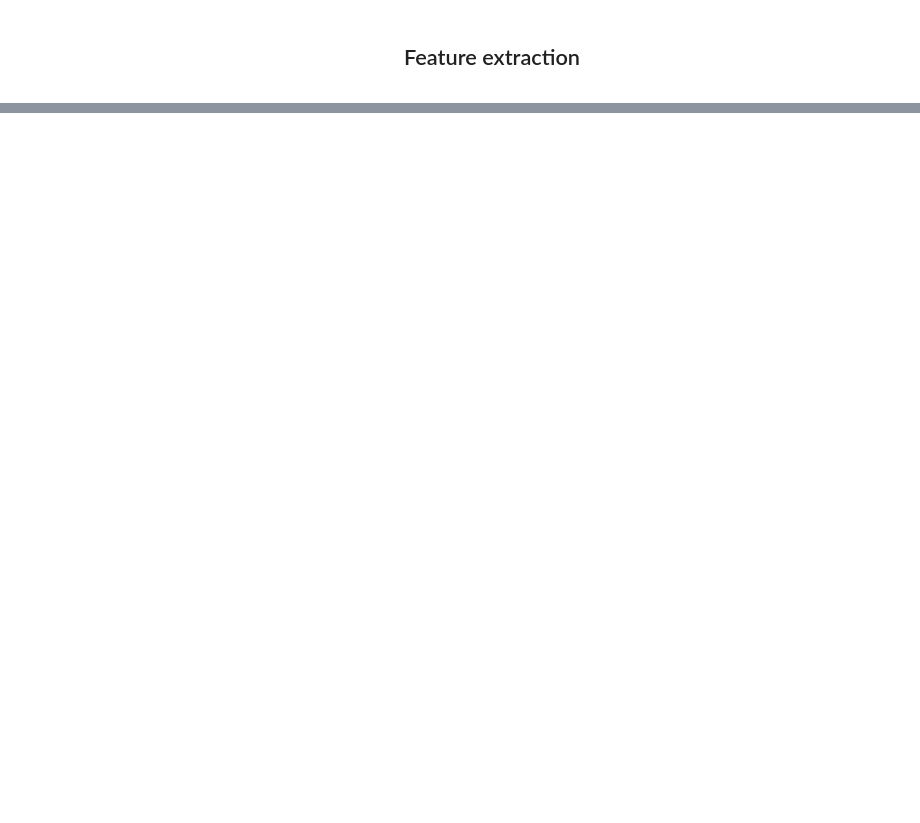
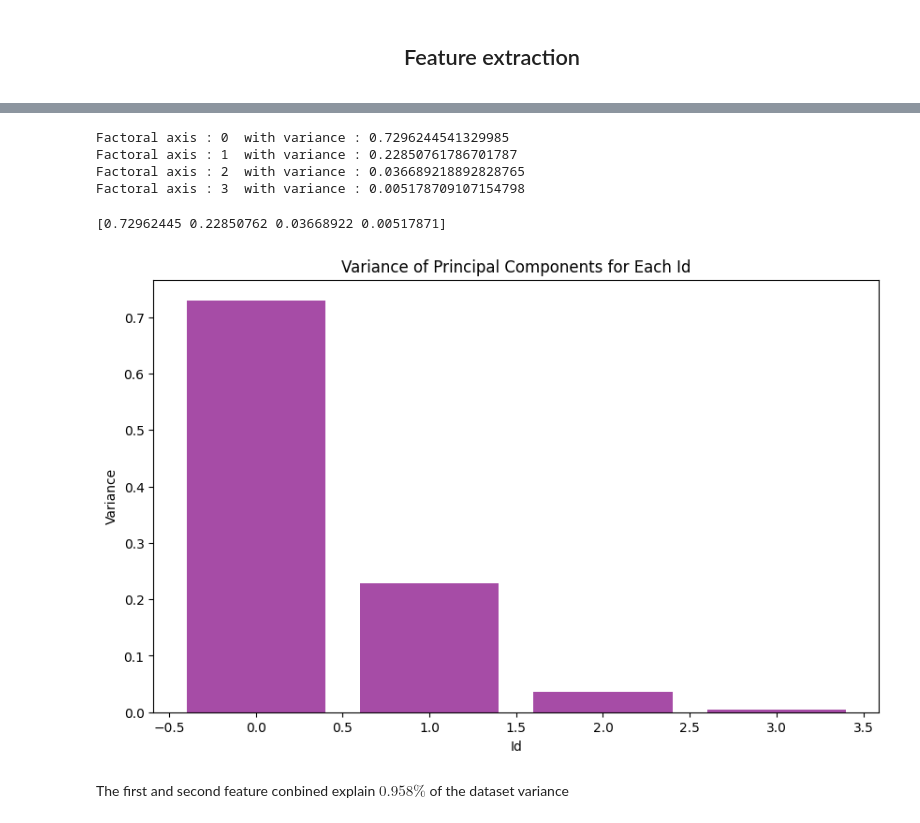
Before and after one commit to Wissemamr/Fundamentals_of_DS, a Jupyter notebook: HW/HW3/Part1_feature_engineering/Practical_work/feature_extraction_iris/feature_extraction.ipynb, the cells around one changed output, grey strips where cells are left out. Cells and saved outputs as stored; diff of their text form; code cells hidden in the pictures; blank space fills up the shorter version.

```diff
--- a/HW/HW3/Part1_feature_engineering/Practical_work/feature_extraction_iris/feature_extraction.ipynb
+++ b/HW/HW3/Part1_feature_engineering/Practical_work/feature_extraction_iris/feature_extraction.ipynb
@@ -46,3 +57,9 @@ PetalLengthCm    0
 PetalWidthCm     0
 Species          0
 dtype: int64
+# %%
+from sklearn import datasets
+
+iris = datasets.load_iris()
+df2 = pd.DataFrame(data=iris.data, columns=iris.feature_names)
+df2
@@ -48,0 +161,8 @@ dtype: int64
+# %%
+from sklearn.preprocessing import StandardScaler
+scaler = StandardScaler()
+
+stand_df = scaler.fit_transform(df2)
+# %%
+stand_df = pd.DataFrame(stand_df, columns=iris.feature_names)
+stand_df
@@ -48,0 +183,40 @@ dtype: int64
+# %%
+from sklearn.decomposition import PCA
+
+pca = PCA()
+df_pca = pca.fit_transform(stand_df)
+evr = pca.explained_variance_ratio_
+
+sorted_vars = sorted(enumerate(evr), key=lambda x:x[1], reverse=True)
+sorted_vars
+for idx, var in sorted_vars :
+    print(f'Factoral axis : {idx}  with variance : {var}')
+# %% [output]
+Factoral axis : 0  with variance : 0.7296244541329985
+Factoral axis : 1  with variance : 0.22850761786701787
+Factoral axis : 2  with variance : 0.036689218892828765
+Factoral axis : 3  with variance : 0.005178709107154798
+# %%
+print(evr)
+# %% [output]
+[0.72962445 0.22850762 0.03668922 0.00517871]
+# %%
+import matplotlib.pyplot as plt
+
+ids= [idx for idx, _ in sorted_vars]
+id_variance_tuples = [(ids[idx], var) for idx, var in sorted_vars]
+
+# Unpack the tuples for plotting
+ids, variances = zip(*id_variance_tuples)
+
+# Plotting
+plt.figure(figsize=(10, 6))
+plt.bar(ids, variances, color='purple', alpha=0.7)
+plt.xlabel('Id')
+plt.ylabel('Variance')
+plt.title('Variance of Principal Components for Each Id')
+plt.show()
+# %% [output]
+[figure, added]
+# %% [markdown]
+The first and second feature conbined explain $0.958 \% $ of the dataset variance
```
Also changed, not shown: parts of 26 cells of this notebook, 8 other files.
